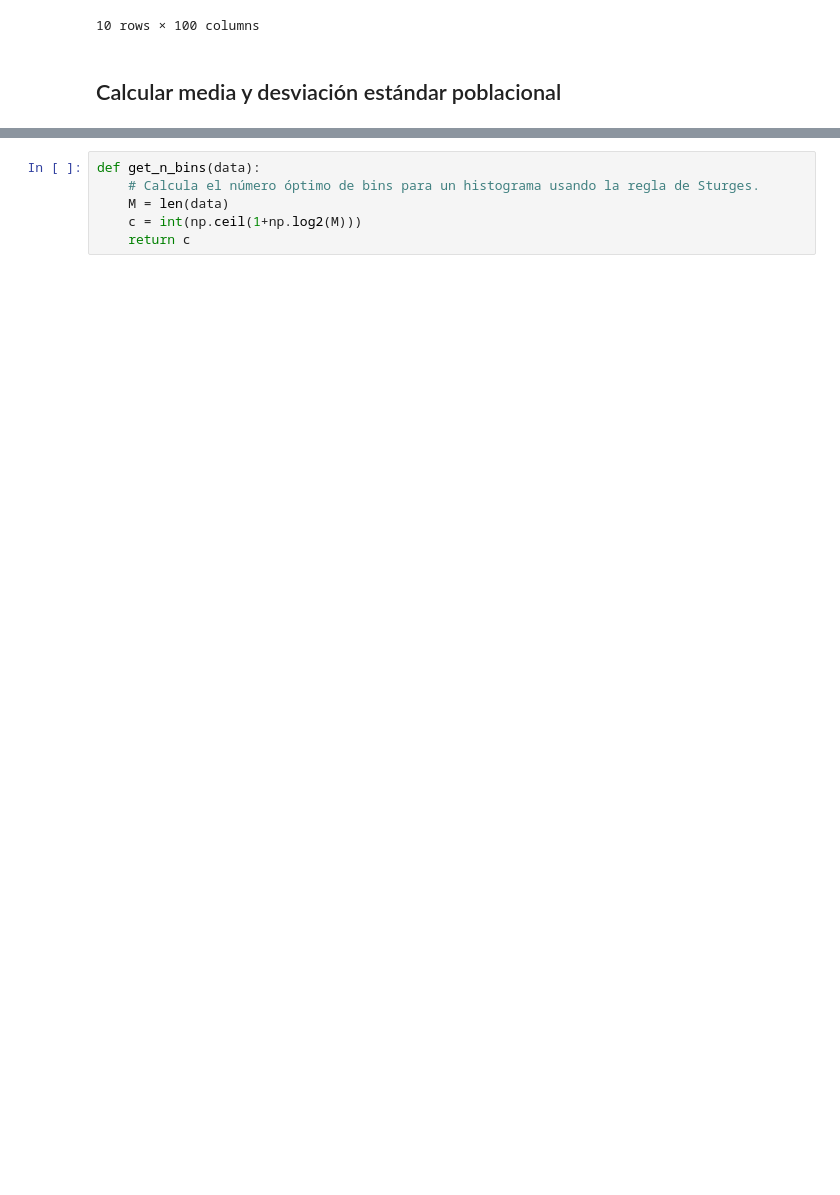
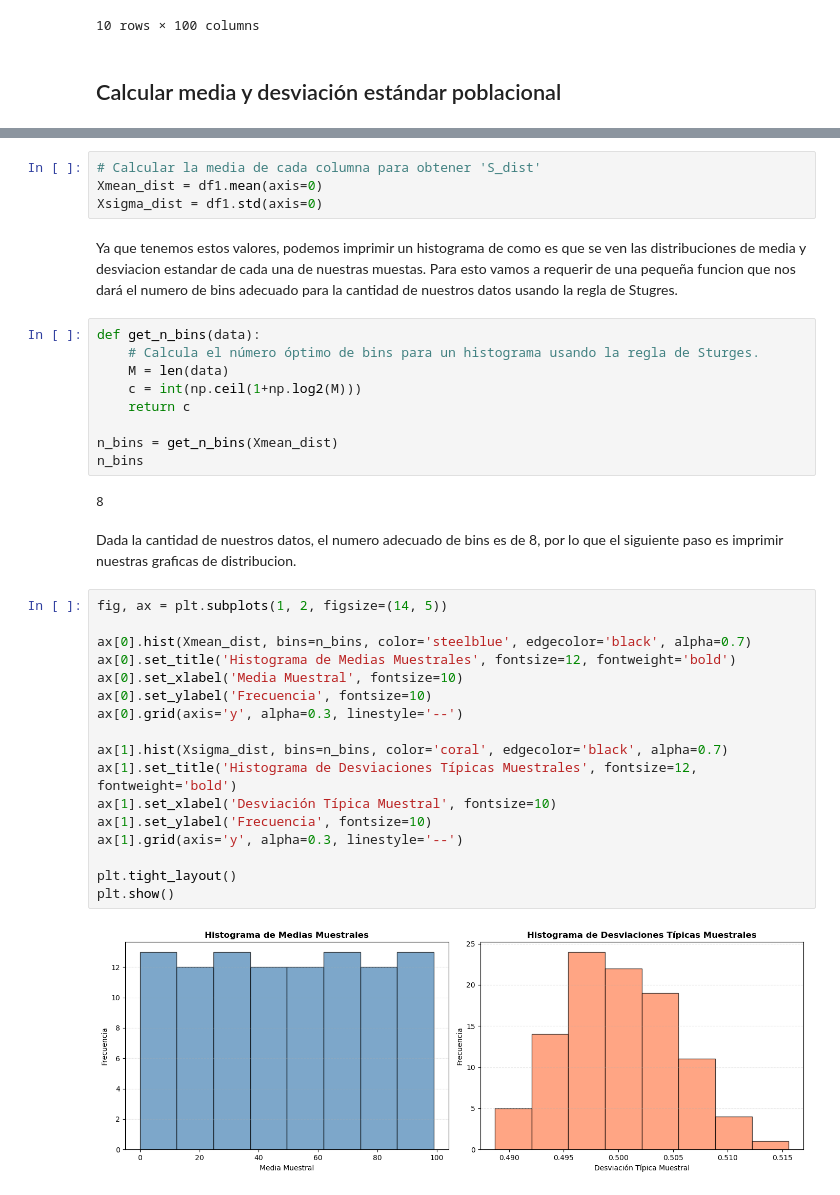
Before and after one commit to zamax14/MCAD, a Jupyter notebook: parcial_1/p1_parcial1.ipynb, the cells around one changed output, grey strips where cells are left out. Cells and saved outputs as stored; diff of their text form; blank space fills up the shorter version.

```diff
--- a/parcial_1/p1_parcial1.ipynb
+++ b/parcial_1/p1_parcial1.ipynb
@@ -37,6 +51,38 @@ df1.head(10)
+# %%
+# Calcular la media de cada columna para obtener 'S_dist'
+Xmean_dist = df1.mean(axis=0)
+Xsigma_dist = df1.std(axis=0)
+# %% [markdown]
+Ya que tenemos estos valores, podemos imprimir un histograma de como es que se ven las distribuciones de media y desviacion estandar de cada una de nuestras muestas. Para esto vamos a requerir de una pequeña funcion que nos dará el numero de bins adecuado para la cantidad de nuestros datos usando la regla de Stugres.
 # %%
 def get_n_bins(data):
     # Calcula el número óptimo de bins para un histograma usando la regla de Sturges.
     M = len(data)
     c = int(np.ceil(1+np.log2(M)))
     return c
+
+n_bins = get_n_bins(Xmean_dist)
+n_bins
+# %% [output]
+8
+# %% [markdown]
+Dada la cantidad de nuestros datos, el numero adecuado de bins es de 8, por lo que el siguiente paso es imprimir nuestras graficas de distribucion.
+# %%
+fig, ax = plt.subplots(1, 2, figsize=(14, 5))
+
+ax[0].hist(Xmean_dist, bins=n_bins, color='steelblue', edgecolor='black', alpha=0.7)
+ax[0].set_title('Histograma de Medias Muestrales', fontsize=12, fontweight='bold')
+ax[0].set_xlabel('Media Muestral', fontsize=10)
+ax[0].set_ylabel('Frecuencia', fontsize=10)
+ax[0].grid(axis='y', alpha=0.3, linestyle='--')
+
+ax[1].hist(Xsigma_dist, bins=n_bins, color='coral', edgecolor='black', alpha=0.7)
+ax[1].set_title('Histograma de Desviaciones Típicas Muestrales', fontsize=12, fontweight='bold')
+ax[1].set_xlabel('Desviación Típica Muestral', fontsize=10)
+ax[1].set_ylabel('Frecuencia', fontsize=10)
+ax[1].grid(axis='y', alpha=0.3, linestyle='--')
+
+plt.tight_layout()
+plt.show()
+# %% [output]
+[figure, added]
```
Also changed, not shown: parts of 10 cells of this notebook.
